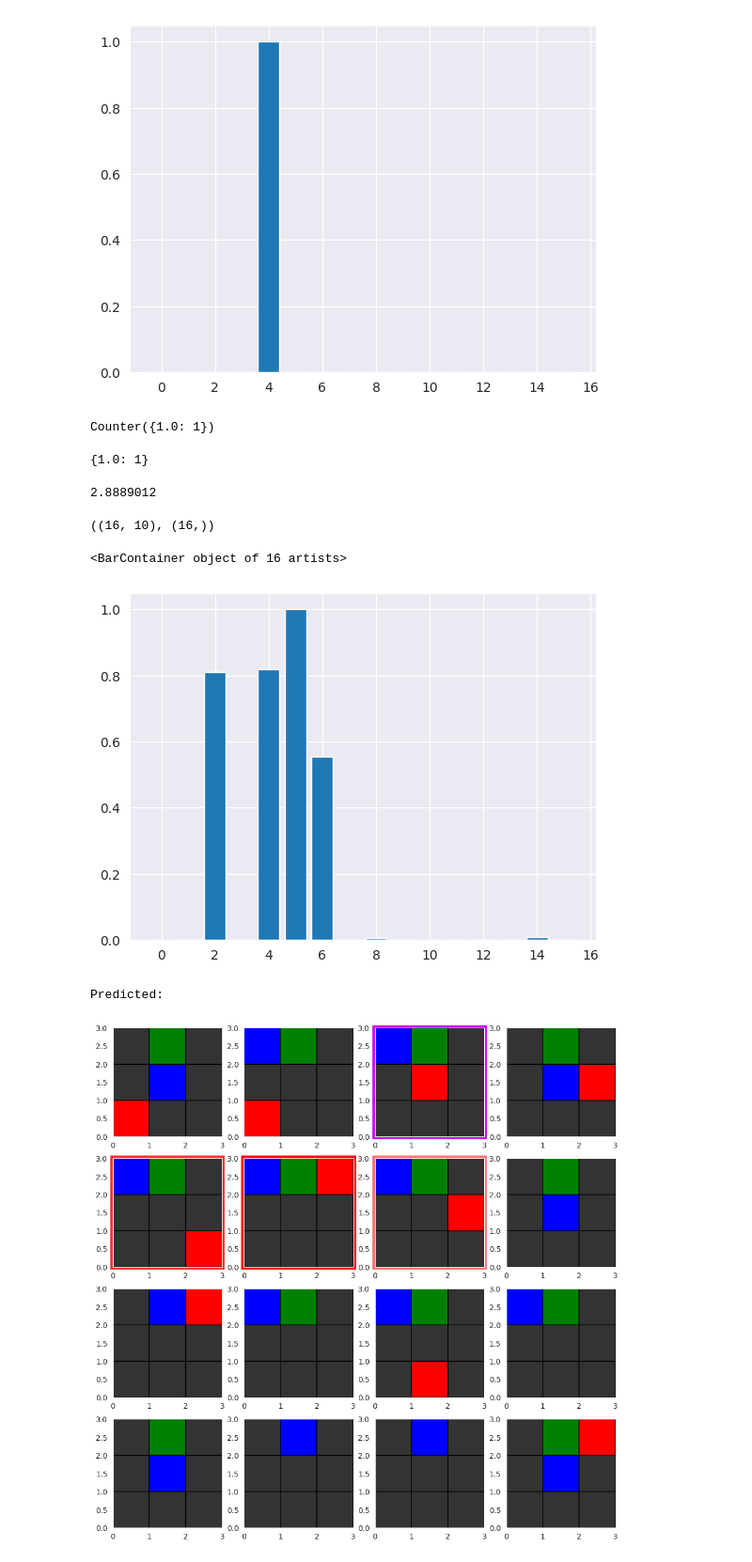
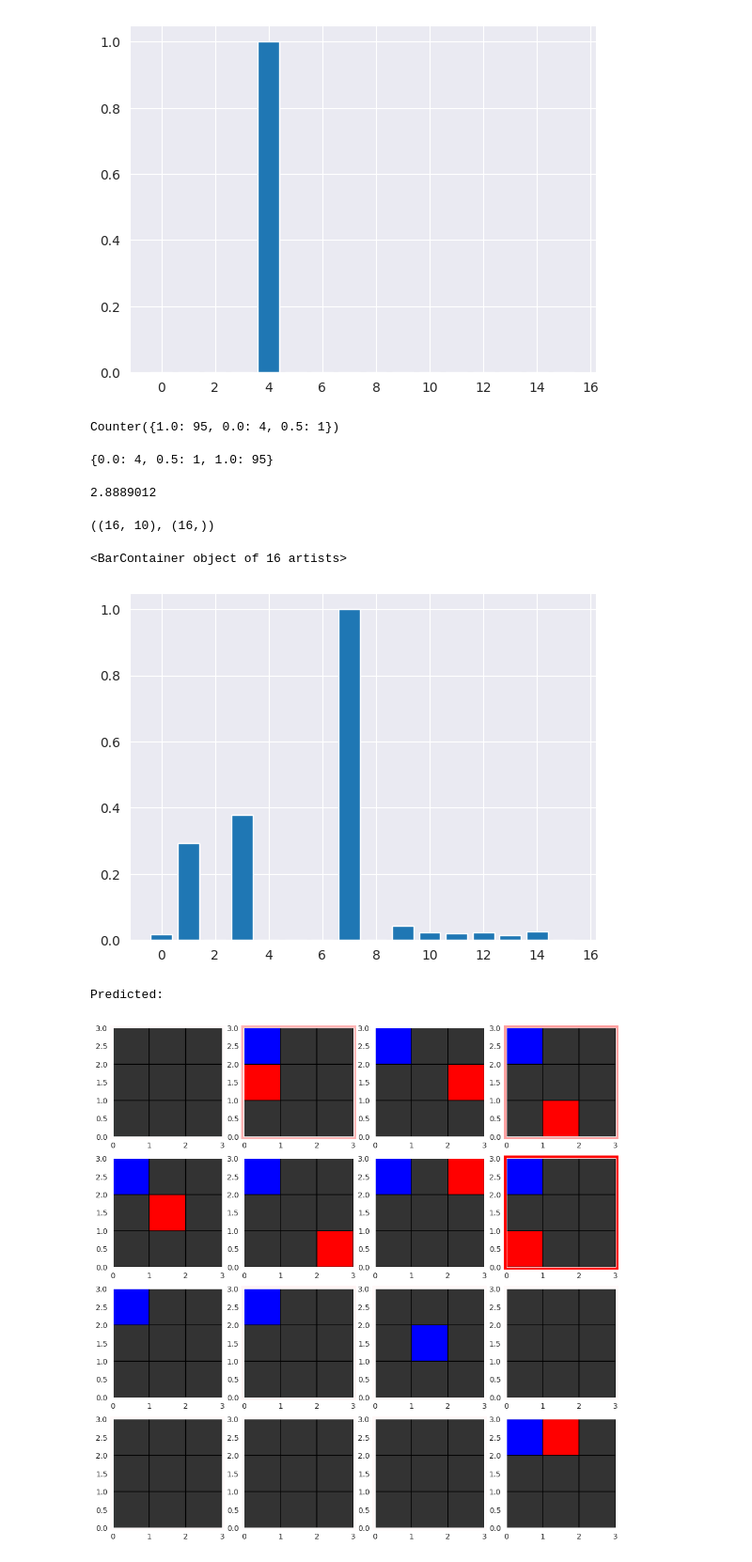
Before and after one commit to ktolnos/Model_Generalization_Code_supplement, a Jupyter notebook: enemy_walk_vqvae.ipynb, the cells around one changed output. Shown at 94% size. Cells and saved outputs as stored; diff of their text form; code cells hidden in the pictures.

```diff
--- a/enemy_walk_vqvae.ipynb
+++ b/enemy_walk_vqvae.ipynb
@@ -84,7 +84,7 @@ Environment = getattr(environments, config.environment)
 
 env_config = config.env_config
 
-key = jx.random.PRNGKey(1)
+key = jx.random.PRNGKey(4)
 seed_id = 4
 env = Environment(**env_config)
 num_actions = env.num_actions()
@@ -92,9 +92,9 @@ num_actions = env.num_actions()
 
 
 
-with open('out/EW_VQ_VAE_simple_model_prior.params', 'rb') as f:
+with open('out/EW_VQ_VAE_simple_model_env_q50.params', 'rb') as f:
     params = pkl.load(f)
-with open('out/EW_VQ_VAE_simple_model_prior.states', 'rb') as f:
+with open('out/EW_VQ_VAE_simple_model_env_q50.states', 'rb') as f:
     states = pkl.load(f)
 
 state, obs = env.reset(key)
@@ -294,7 +294,7 @@ array([0, 0, 0, 0, 1, 0, 0, 0, 0, 0, 0, 0, 0, 0, 0, 0])
 # %%
 from collections import Counter
 
-seeds = 1
+seeds = 100
 correct_percentages = []
 for seed in range(seeds):
     key = jx.random.PRNGKey(seed)
@@ -342,12 +342,12 @@ for seed in range(seeds):
 
 Counter(correct_percentages)
 # %% [output]
-Counter({1.0: 1})
+Counter({1.0: 95, 0.0: 4, 0.5: 1})
 # %%
 x = Counter(correct_percentages)
 {k: v for k, v in sorted(x.items(), key=lambda item: item[0])}
 # %% [output]
-{1.0: 1}
+{0.0: 4, 0.5: 1, 1.0: 95}
 # %%
 from jax import vmap
 from operator import getitem
@@ -392,29 +392,29 @@ def map01(arr):
 plt.bar(range(16), map01(jx.nn.softmax(prior_probs)))
 # %% [output]
 <BarContainer object of 16 artists>
-[figure, old version]
+[figure, new version]
 # %%
 border_colors = np.array(map01(jx.nn.softmax(prior_probs)))
 
 print('Predicted:')
 fig, axs = plt.subplots(nrows=4, ncols=4, figsize=(12, 12))
 for i, ax in enumerate(axs.flatten()):
     predicted_obs, logits = next_obs_func(
         next_obs_params,
         obs,
         jnp.eye(num_actions)[action0],
         quantize_fun.apply(encoder_params, encoder_state, i)[0],
         key)
     render_obs(predicted_obs, ax)
     ax.patch.set_linewidth(7)
 
     color = (1, 0, 0, border_colors[i])
-    if i == encoding_ind:
-        color = (border_colors[i], 0, 1, 1)
+    # if i == encoding_ind:
+    #     color = (border_colors[i], 0, 1, 1)
     ax.patch.set_edgecolor(color)
 # %% [output]
 Predicted:
-[figure, old version]
+[figure, new version]
 # %%
 seeds = 1000
 correct_percentages = []
```
Also changed, not shown: parts of 13 cells of this notebook, 4 other files.
